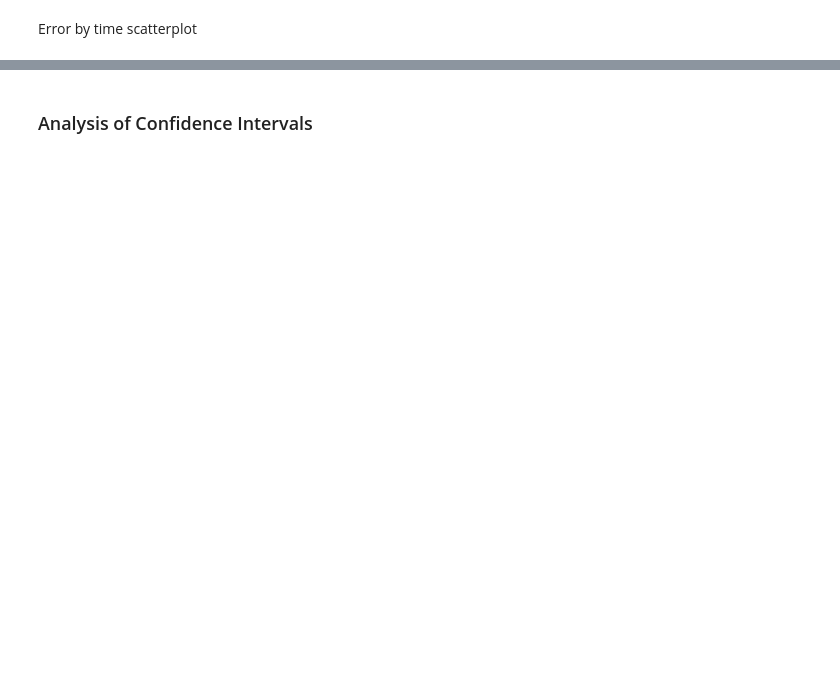
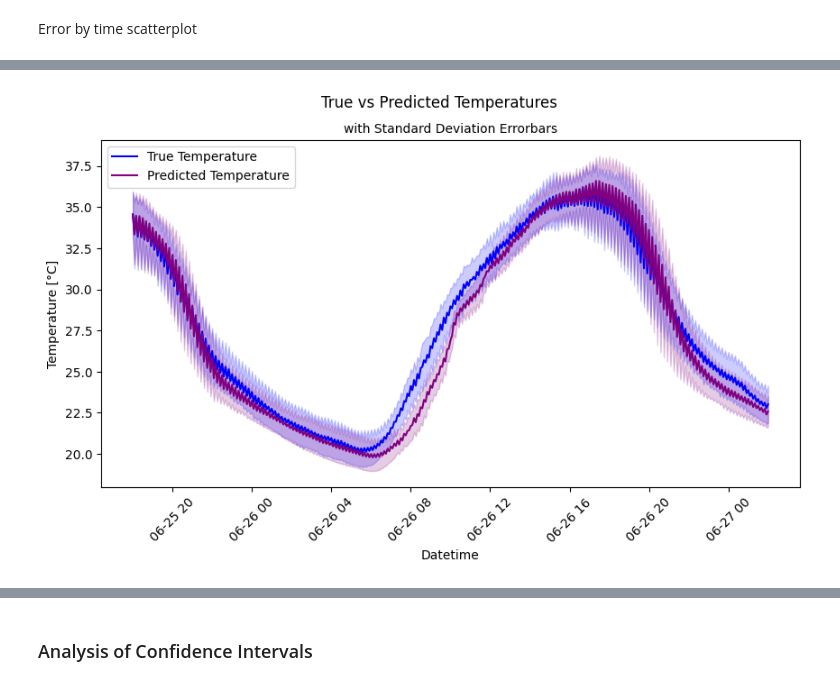
Before and after one commit to ozmanda/meteoblueQRF, a Jupyter notebook: analyses_and_visualisations/training_output_analysis.ipynb, the cells around one changed output, grey strips where cells are left out. Saved outputs shown, nothing was run; the diff lists cells and outputs as text; code cells hidden in the pictures; blank space fills up the shorter version.

```diff
--- a/analyses_and_visualisations/training_output_analysis.ipynb
+++ b/analyses_and_visualisations/training_output_analysis.ipynb
@@ -101,0 +86,14 @@ ax.axhline(-1, color='black', linestyle='--')
+# %%
+plt.figure(figsize=(10, 5))
+sns.lineplot(data=outputfile, x='datetime', y='True Temperature', label='True Temperature', color='blue', errorbar='sd')
+sns.lineplot(data=outputfile, x='datetime', y='Predicted Temperature', label='Predicted Temperature', color='purple', errorbar='sd')
+plt.xlabel('Datetime')
+plt.ylabel('Temperature [°C]')
+plt.title('with Standard Deviation Errorbars', fontsize=10)
+# plt.title('with Standard Deviation Errorbars')
+plt.suptitle('True vs Predicted Temperatures')
+plt.legend()
+plt.xticks(rotation=45)
+plt.show()
+# %% [output]
+[figure, added]
```
Also changed, not shown: parts of 17 cells of this notebook.
